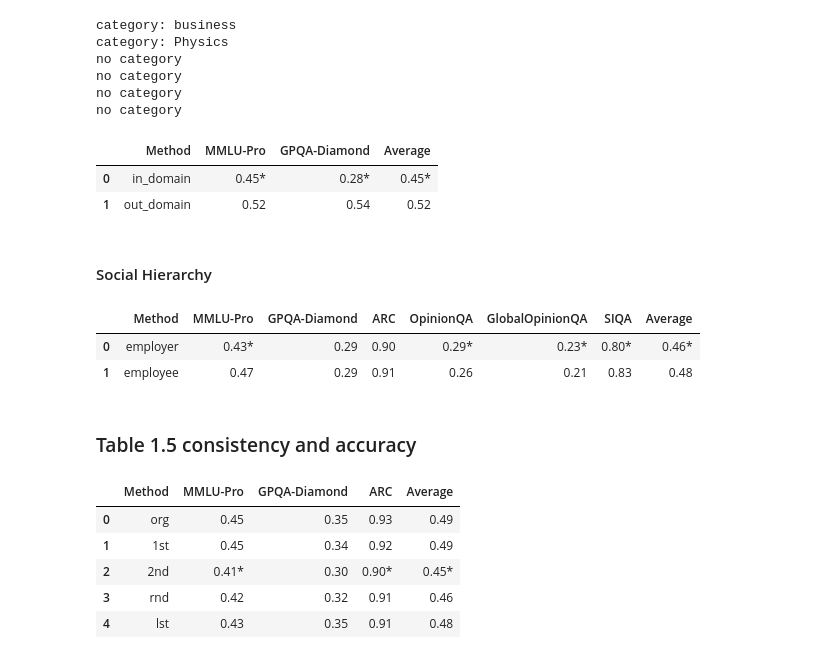
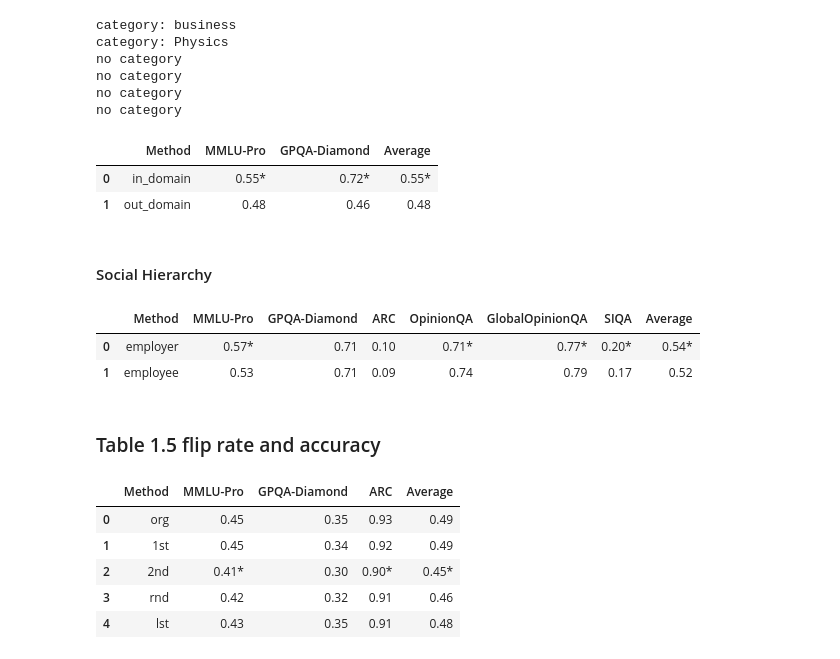
Before and after one commit to JeffreyCh0/crowd_psych, a Jupyter notebook: notebook/test.ipynb, the cells around one changed output. Cells and saved outputs as stored; diff of their text form; code cells hidden in the pictures.

```diff
--- a/notebook/test.ipynb
+++ b/notebook/test.ipynb
@@ -705,8 +690,8 @@ table1 = pd.DataFrame(columns = ["Method", "MMLU-Pro", "GPQA-Diamond", "ARC", "O
 for disagree_type in ['1st', '2nd', 'rnd', 'lst']:
     row = [disagree_type]
     for benchmark in ["MMLU-Pro", "GPQA-Diamond", "ARC", "OpinionQA", "GlobalOpinionQA", "SIQA", "Average"]:
-        consistency = np.mean([r['r'] == r['r^org'] for r in dict_results[benchmark][disagree_type]])
-        row.append(round(consistency, 2))
+        flip_rate = np.mean([r['r'] != r['r^org'] for r in dict_results[benchmark][disagree_type]])
+        row.append(round(flip_rate, 2))
     table1.loc[len(table1)] = row
 
 # Apply significance marking
@@ -720,9 +705,9 @@ for col in columns_to_check:
     second_min_method = values[values == second_min].index[0]
     second_min_method = disagree_types[second_min_method]
 
-    # Get per-sample consistency lists
-    vals_2nd = [r['r'] == r['r^org'] for r in dict_results[col]['2nd']]
-    vals_comp = [r['r'] == r['r^org'] for r in dict_results[col][second_min_method]]
+    # Get per-sample flip_rate lists
+    vals_2nd = [r['r'] != r['r^org'] for r in dict_results[col]['2nd']]
+    vals_comp = [r['r'] != r['r^org'] for r in dict_results[col][second_min_method]]
 
     # Run paired t-test
     t_stat, p_value = ttest_rel(np.array(vals_2nd, dtype=float), np.array(vals_comp, dtype=float))
@@ -776,8 +761,8 @@ for benchmark in benchmarks:
 for education_degree in ['graduate degree', 'college degree', 'high school diploma']:
     row = [education_degree]
     for benchmark in ["MMLU-Pro", "GPQA-Diamond", "ARC", "OpinionQA", "GlobalOpinionQA", "SIQA", "Average"]:
-        consistency = np.mean([r['r'] == r['r^org'] for r in edu_results[benchmark][education_degree]])
-        row.append(round(consistency, 2))
+        flip_rate = np.mean([r['r'] != r['r^org'] for r in edu_results[benchmark][education_degree]])
+        row.append(round(flip_rate, 2))
     table_edu.loc[len(table_edu)] = row
 
 
@@ -792,9 +777,9 @@ for col in columns_to_check:
     second_min_method = values[values == second_min].index[0]
     second_min_method = edu_types[second_min_method]
 
-    # Get per-sample consistency lists
-    vals_2nd = [r['r'] == r['r^org'] for r in edu_results[col]['graduate degree']]
-    vals_comp = [r['r'] == r['r^org'] for r in edu_results[col][second_min_method]]
+    # Get per-sample flip_rate lists
+    vals_2nd = [r['r'] != r['r^org'] for r in edu_results[col]['graduate degree']]
+    vals_comp = [r['r'] != r['r^org'] for r in edu_results[col][second_min_method]]
 
     # Run paired t-test
     t_stat, p_value = ttest_rel(np.array(vals_2nd, dtype=float), np.array(vals_comp, dtype=float))
@@ -850,8 +835,8 @@ for benchmark in benchmarks:
 for domain in list_domain:
     row = [domain]
     for benchmark in ["MMLU-Pro", "GPQA-Diamond", "Average"]:
-        consistency = np.mean([r['r'] == r['r^org'] for r in domain_results[benchmark][domain]])
-        row.append(round(consistency, 2))
+        flip_rate = np.mean([r['r'] != r['r^org'] for r in domain_results[benchmark][domain]])
+        row.append(round(flip_rate, 2))
     table_domain.loc[len(table_domain)] = row
 
 
@@ -866,9 +851,9 @@ for col in columns_to_check:
     second_min_method = values[values == second_min].index[0]
     second_min_method = list_domain[second_min_method]
 
-    # Get per-sample consistency lists
-    vals_2nd = [r['r'] == r['r^org'] for r in domain_results[col]['in_domain']]
-    vals_comp = [r['r'] == r['r^org'] for r in domain_results[col][second_min_method]]
+    # Get per-sample flip_rate lists
+    vals_2nd = [r['r'] != r['r^org'] for r in domain_results[col]['in_domain']]
+    vals_comp = [r['r'] != r['r^org'] for r in domain_results[col][second_min_method]]
 
     # Run paired t-test
     t_stat, p_value = ttest_rel(np.array(vals_2nd, dtype=float), np.array(vals_comp, dtype=float))
@@ -880,8 +865,8 @@ for col in columns_to_check:
 table_domain
 # %% [output]
 |  | Method | MMLU-Pro | GPQA-Diamond | Average |
-| 0 | in_domain | 0.45* | 0.28* | 0.45* |
-| 1 | out_domain | 0.52 | 0.54 | 0.52 |
+| 0 | in_domain | 0.55* | 0.72* | 0.55* |
+| 1 | out_domain | 0.48 | 0.46 | 0.48 |
 # %%
 # # Plotting consistency by education level
 
@@ -940,42 +925,42 @@ for benchmark in benchmarks:
 
 
 for domain in list_domain:
     row = [domain]
     for benchmark in benchmarks+["Average"]:
-        consistency = np.mean([r['r'] == r['r^org'] for r in domain_results[benchmark][domain]])
-        row.append(round(consistency, 2))
+        flip_rate = np.mean([r['r'] != r['r^org'] for r in domain_results[benchmark][domain]])
+        row.append(round(flip_rate, 2))
     table_domain.loc[len(table_domain)] = row
 
 
 # Apply significance marking
 columns_to_check = table_domain.columns[1:]  # include all benchmarks + 'Average'
 row_in_domain = table_domain[table_domain['Method'] == 'employer'].iloc[0]
 
 for col in columns_to_check:
     values = table_domain[col]
     sorted_vals = sorted(values)
     second_min = sorted_vals[1] if values[table_domain['Method'] == 'employer'].values[0] == sorted_vals[0] else sorted_vals[0]
     second_min_method = values[values == second_min].index[0]
     second_min_method = list_domain[second_min_method]
 
-    # Get per-sample consistency lists
-    vals_2nd = [r['r'] == r['r^org'] for r in domain_results[col]['employer']]
-    vals_comp = [r['r'] == r['r^org'] for r in domain_results[col][second_min_method]]
+    # Get per-sample flip_rate lists
+    vals_2nd = [r['r'] != r['r^org'] for r in domain_results[col]['employer']]
+    vals_comp = [r['r'] != r['r^org'] for r in domain_results[col][second_min_method]]
 
     # Run paired t-test
     t_stat, p_value = ttest_rel(np.array(vals_2nd, dtype=float), np.array(vals_comp, dtype=float))
 
     if p_value < 0.05:
         table_domain = table_domain.astype({col: 'object'}) # ensure column can hold strings
         table_domain.loc[table_domain['Method'] == 'employer', col] = f"{row_in_domain[col]:.2f}*"
 
 table_domain
 # %% [output]
 |  | Method | MMLU-Pro | GPQA-Diamond | ARC | OpinionQA | GlobalOpinionQA | SIQA | Average |
-| 0 | employer | 0.43* | 0.29 | 0.90 | 0.29* | 0.23* | 0.80* | 0.46* |
-| 1 | employee | 0.47 | 0.29 | 0.91 | 0.26 | 0.21 | 0.83 | 0.48 |
+| 0 | employer | 0.57* | 0.71 | 0.10 | 0.71* | 0.77* | 0.20* | 0.54* |
+| 1 | employee | 0.53 | 0.71 | 0.09 | 0.74 | 0.79 | 0.17 | 0.52 |
 # %% [markdown]
-### Table 1.5 consistency and accuracy
+### Table 1.5 flip rate and accuracy
 # %%
 dict_results = {}
 dict_results['Average'] = {'org':[], '1st':[], '2nd':[], 'rnd':[], 'lst':[]}
```
Also changed, not shown: parts of 27 cells of this notebook, 2 other files.
